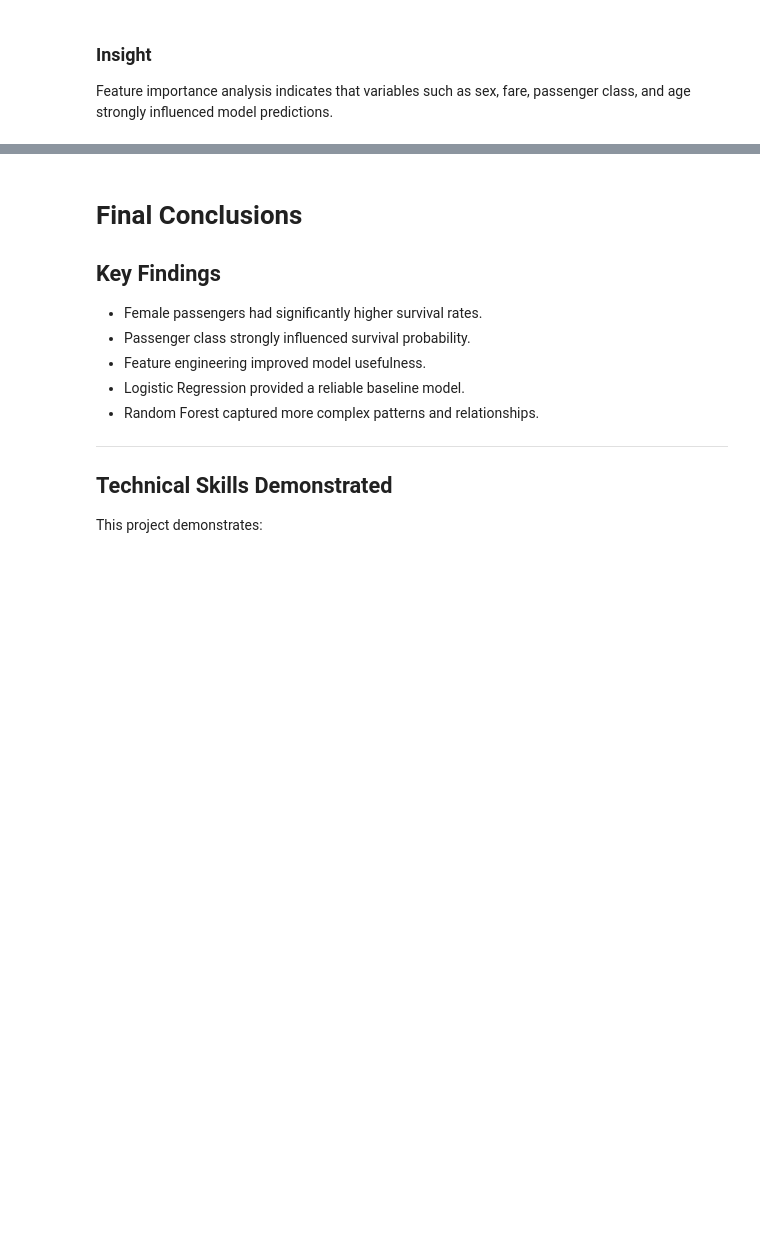
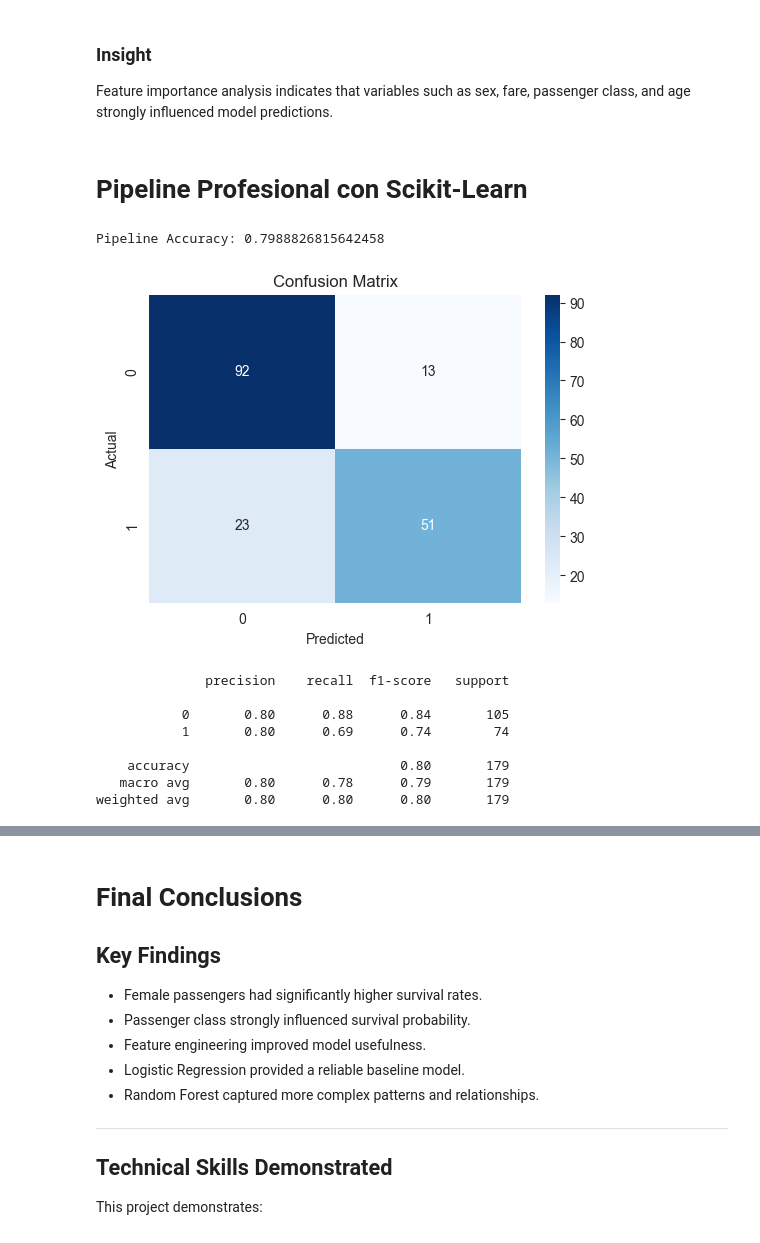
Before and after one commit to adof96/titanic-ml-project, a Jupyter notebook: notebooks/titanic_ml_pipeline.ipynb, the cells around one changed output, grey strips where cells are left out. Cells and saved outputs as stored; diff of their text form; code cells hidden in the pictures; blank space fills up the shorter version.

```diff
--- a/notebooks/titanic_ml_pipeline.ipynb
+++ b/notebooks/titanic_ml_pipeline.ipynb
@@ -329,3 +329,5 @@ plot_feature_importance(rf_model, X)
 ### Insight
 
 Feature importance analysis indicates that variables such as sex, fare, passenger class, and age strongly influenced model predictions.
+# %% [markdown]
+# Pipeline Profesional con Scikit-Learn
@@ -331,0 +336,16 @@ Feature importance analysis indicates that variables such as sex, fare, passenge
+# %%
+pipeline_model, y_test, predictions = entrenar_pipeline(df)
+# %% [output]
+Pipeline Accuracy: 0.7988826815642458
+# %%
+evaluar_modelo(y_test, predictions)
+# %% [output]
+[figure, added]
+              precision    recall  f1-score   support
+
+           0       0.80      0.88      0.84       105
+           1       0.80      0.69      0.74        74
+
+    accuracy                           0.80       179
+   macro avg       0.80      0.78      0.79       179
+weighted avg       0.80      0.80      0.80       179
```
Also changed, not shown: parts of 3 cells of this notebook, 2 other files.
